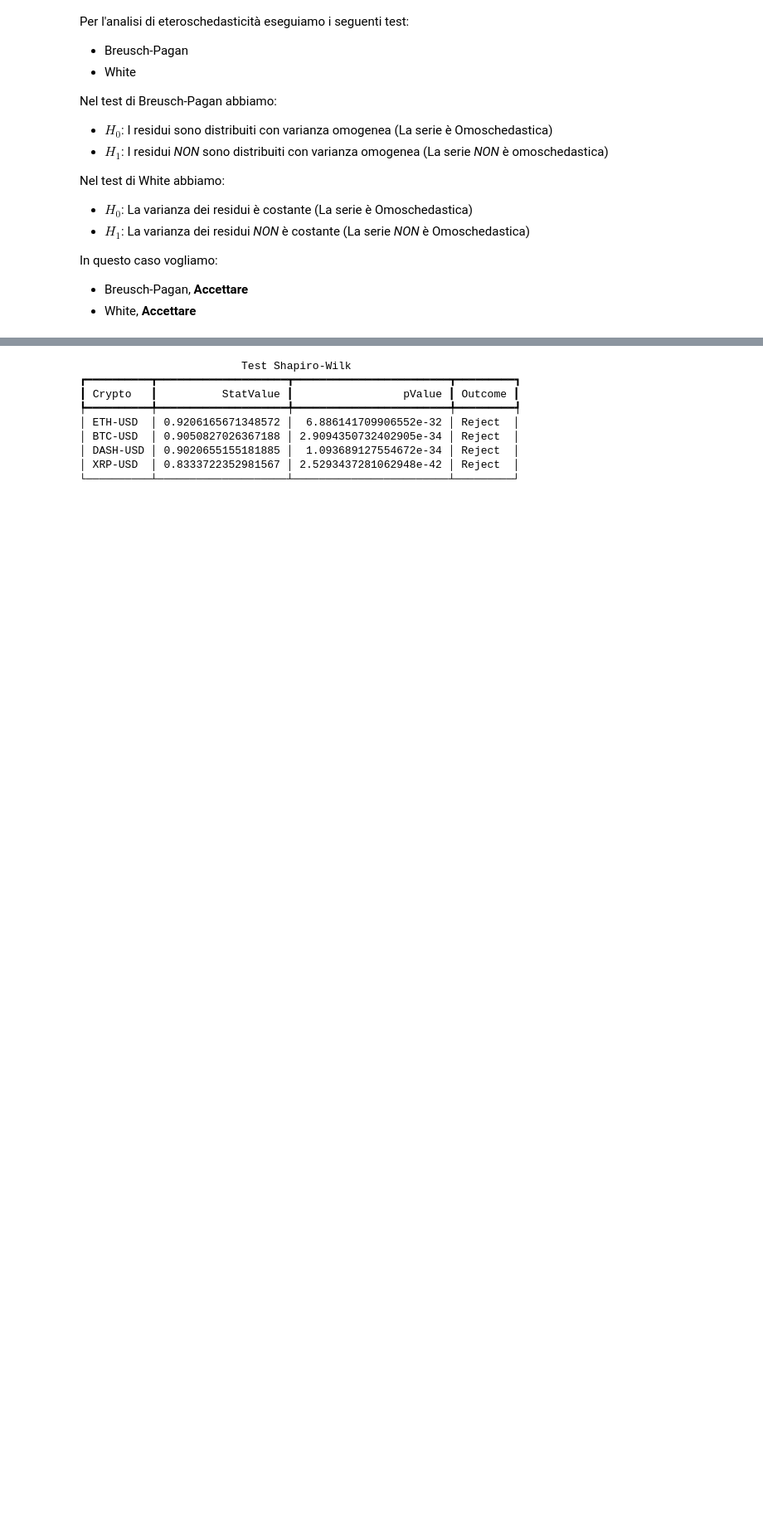
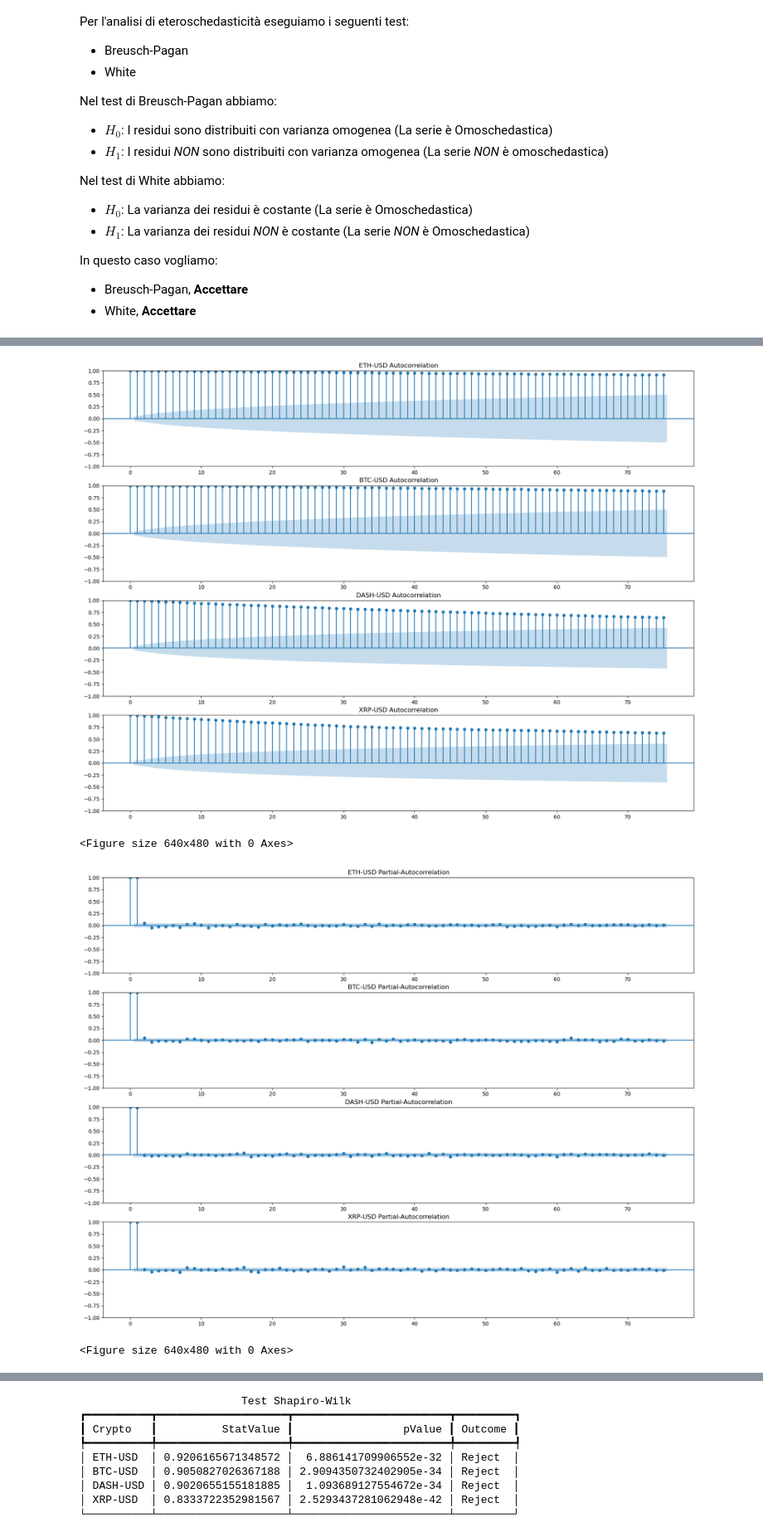
Before and after one commit to SimoneNicosanti/MPSMF_Project, a Jupyter notebook: Progetto.ipynb, the cells around one changed output, grey strips where cells are left out. Shown at 83% size. Cells and saved outputs as stored; diff of their text form; code cells hidden in the pictures; blank space fills up the shorter version.

Commit message:
Autocorrelation and Partial-Autocorrelation Graph

```diff
--- a/Progetto.ipynb
+++ b/Progetto.ipynb
@@ -379,3 +400,26 @@ plt.show()
+# %%
+# Use the Autocorrelation function from the statsmodel library passing our DataFrame object in as the data
+# Note: Limiting Lags to 50
+fig, ax = plt.subplots(figsize=(20, 15), nrows = len(cryptoList), ncols = 1)
+i = 0
+for crypto in cryptoList :
+    plot_acf(x = cryptoDataFrameDict[crypto]["LogClosePrice"], ax = ax[i], lags = 75, title = crypto + " Autocorrelation")
+    i += 1
+plt.show()
+plt.clf()
+
+fig, ax = plt.subplots(figsize=(20, 15), nrows = len(cryptoList), ncols = 1)
+i = 0
+for crypto in cryptoList :
+    plot_pacf(x = cryptoDataFrameDict[crypto]["LogClosePrice"], ax = ax[i], lags = 75, title = crypto + " Partial-Autocorrelation")
+    i += 1
+plt.show()
+plt.clf()
+# %% [output]
+[figure, added]
+<Figure size 640x480 with 0 Axes>
+[figure, added]
+<Figure size 640x480 with 0 Axes>
 # %% [markdown]
 ### Analisi Normalità
 Per l'analisi di normalità eseguiamo i seguenti test:
```
Also changed, not shown: parts of 10 cells of this notebook.
